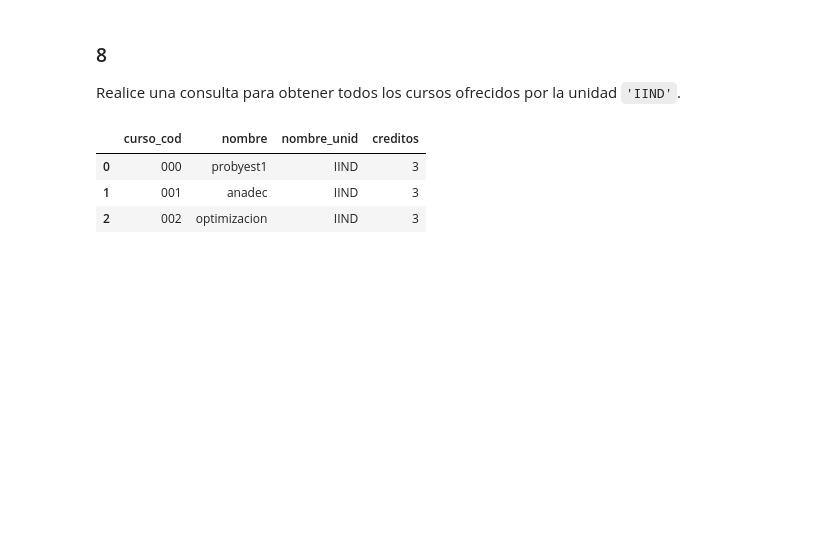
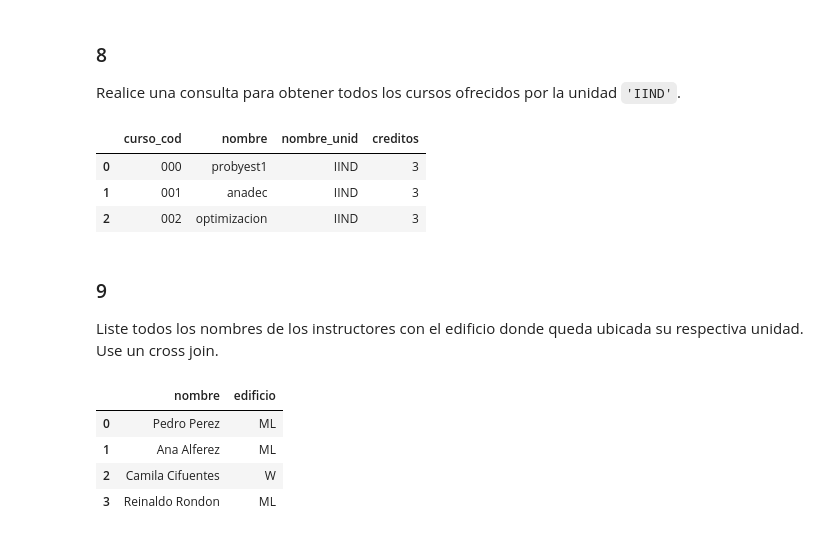
Before and after one commit to AnaliticaComputacional-2023-10/Taller7, a Jupyter notebook: Taller 7 - Solución.ipynb, the cells around one changed output. Cells and saved outputs as stored; diff of their text form; code cells hidden in the pictures; blank space fills up the shorter version.

```diff
--- a/Taller 7 - Solución.ipynb
+++ b/Taller 7 - Solución.ipynb
@@ -231,3 +236,20 @@ df
 | 0 | 000 | probyest1 | IIND | 3 |
 | 1 | 001 | anadec | IIND | 3 |
 | 2 | 002 | optimizacion | IIND | 3 |
+# %% [markdown]
+### 9
+Liste todos los nombres de los instructores con el edificio donde queda ubicada su respectiva unidad. Use un cross join.
+# %%
+query = """
+SELECT nombre, edificio
+FROM instructor, unid_acad
+WHERE instructor.nombre_unid = unid_acad.nombre_unid
+;"""
+df = pdsql(query, connection)
+df
+# %% [output]
+|  | nombre | edificio |
+| 0 | Pedro Perez | ML |
+| 1 | Ana Alferez | ML |
+| 2 | Camila Cifuentes | W |
+| 3 | Reinaldo Rondon | ML |
```
Also changed, not shown: parts of 19 cells of this notebook.
